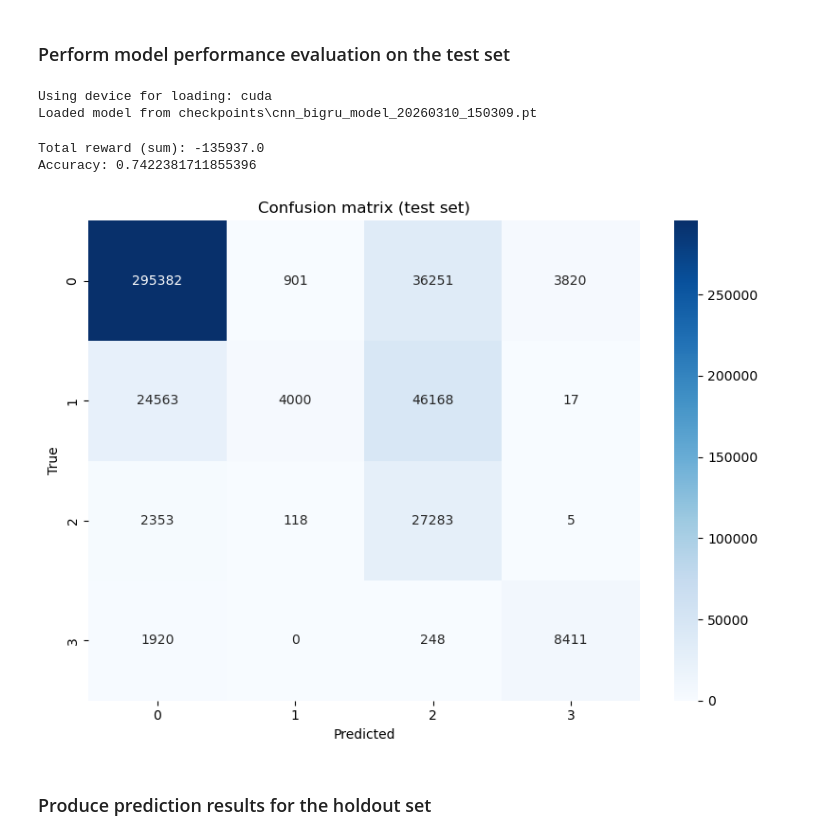
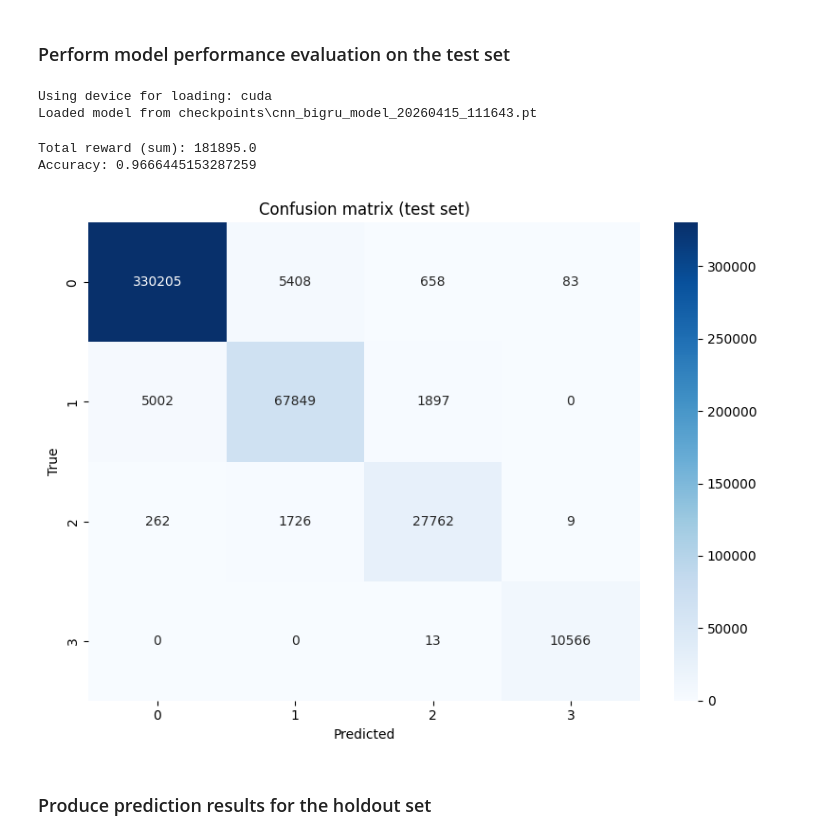
Before and after one commit to Yi-Ding1/MedHack_Frontiers_Coding_Stream_2026, a Jupyter notebook: dslc_documentation/02_final_pipeline.ipynb, the cells around one changed output. Cells and saved outputs as stored; diff of their text form; code cells hidden in the pictures.

```diff
--- a/dslc_documentation/02_final_pipeline.ipynb
+++ b/dslc_documentation/02_final_pipeline.ipynb
@@ -62,14 +54,16 @@ features = [
 for f in features:
     train[f] = pd.to_numeric(train[f], errors="coerce")
 
-# Interpolate / ffill / bfill the full row to preserve encounter_id
-train = (
-    train
-    .sort_values(["encounter_id", "timestamp"])
-    .groupby("encounter_id", group_keys=False)
+# Interpolate / ffill / bfill vitals only:
+# - pandas 2.2+: interpolate() errors on str/object columns (encounter_id, __split__).
+# - pandas 3: groupby.apply() no longer passes grouping columns into func by default,
+#   so applying on the full frame would drop encounter_id; use [features] only.
+train = train.sort_values(["encounter_id", "timestamp"])
+train[features] = (
+    train.groupby("encounter_id", group_keys=False)[features]
     .apply(lambda x: x.interpolate().ffill().bfill())
-    .reset_index(drop=True)
 )
+train = train.reset_index(drop=True)
 
 # Ensure equal sequence length
 seq_lengths = train.groupby("encounter_id").size()
@@ -493,7 +502,7 @@ latest_ckpt = sorted(Path("./checkpoints").glob("cnn_bigru_model_*.pt"))[-1]
 model, ckpt_info = load_trained_model(latest_ckpt)
 # %% [output]
 Using device for loading: cuda
-Loaded model from checkpoints\cnn_bigru_model_20260310_150309.pt
+Loaded model from checkpoints\cnn_bigru_model_20260415_111643.pt
 # %%
 import numpy as np
 from sklearn.metrics import confusion_matrix
@@ -509,13 +518,13 @@ test["row_idx"] = np.arange(len(test))
 for f in features:
     test[f] = pd.to_numeric(test[f], errors="coerce")
 
-# Interpolate/fill per encounter
-test = (
-    test.sort_values(["encounter_id", "timestamp"])
-        .groupby("encounter_id", group_keys=False)
-        .apply(lambda x: x.interpolate().ffill().bfill())
-        .reset_index(drop=True)
+# Interpolate/fill per encounter (vitals columns only; see train cell for pandas 2.2+/3.x)
+test = test.sort_values(["encounter_id", "timestamp"])
+test[features] = (
+    test.groupby("encounter_id", group_keys=False)[features]
+    .apply(lambda x: x.interpolate().ffill().bfill())
 )
+test = test.reset_index(drop=True)
 
 # Sequence length check
 T_test = test.groupby("encounter_id").size()
@@ -617,36 +626,36 @@ all_true_test = np.empty(n_rows_test, dtype=np.int64)
 
 for e, row_ids in enumerate(row_ids_test):
     all_preds_test[row_ids] = preds_per_enc[e]
     all_true_test[row_ids] = y_true_per_enc[e]
 
 # Total reward
 reward_matrix_true = np.array([
     [0, -2, -2, -2],
     [-3, 2, -1, -3],
     [-10, -3, 3, -10],
     [0, 0, 0, 0]
 ], dtype=np.float32)
 
 total_reward = reward_matrix_true[all_true_test, all_preds_test].sum()
 print("Total reward (sum):", total_reward)
 
 # Accuracy
 accuracy = (all_preds_test == all_true_test).mean()
 print("Accuracy:", accuracy)
 
 # Confusion matrix
 cm = confusion_matrix(all_true_test, all_preds_test, labels=[0,1,2,3])
 plt.figure(figsize=(8,6))
 sns.heatmap(cm, annot=True, fmt="d", cmap="Blues", xticklabels=[0,1,2,3], yticklabels=[0,1,2,3])
 plt.xlabel("Predicted")
 plt.ylabel("True")
 plt.title("Confusion matrix (test set)")
 plt.tight_layout()
 plt.show()
 # %% [output]
-Total reward (sum): -135937.0
-Accuracy: 0.7422381711855396
+Total reward (sum): 181895.0
+Accuracy: 0.9666445153287259
-[figure, old version]
+[figure, new version]
 # %% [markdown]
 ### Produce prediction results for the holdout set
 # %%
```
Also changed, not shown: parts of 3 cells of this notebook.
